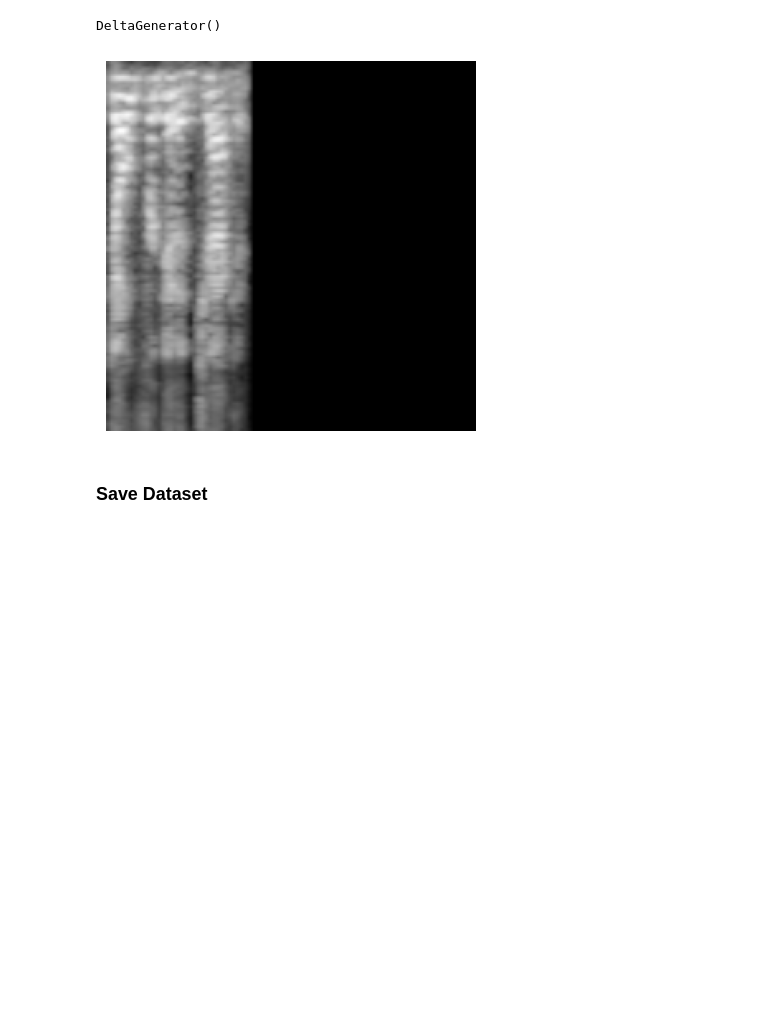
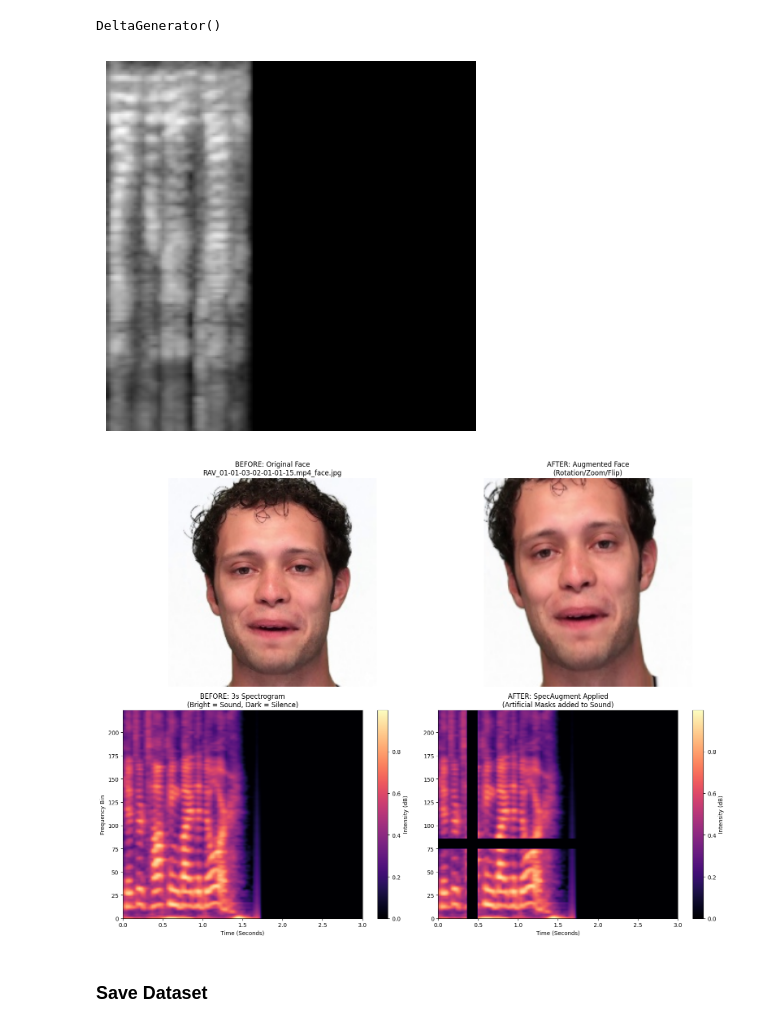
Before and after one commit to Nicolechy04/DSP, a Jupyter notebook: [FINALIZED]Unimodel Training.ipynb, the cells around one changed output. Drawn from its saved outputs; the diff is of its cells as text; code cells hidden in the pictures; blank space fills up the shorter version.

Commit message:
Augmented data visualization added

```diff
--- a/[FINALIZED]Unimodel Training.ipynb
+++ b/[FINALIZED]Unimodel Training.ipynb
@@ -325,6 +325,96 @@ st.pyplot(fig)
 2026-01-12 01:20:56.687 Thread 'MainThread': missing ScriptRunContext! This warning can be ignored when running in bare mode.
 DeltaGenerator()
 [figure]
+# %%
+import os
+import cv2
+import numpy as np
+import pandas as pd
+import matplotlib.pyplot as plt
+from tensorflow.keras.preprocessing.image import ImageDataGenerator
+from tensorflow.keras.applications.efficientnet import preprocess_input as eff_preprocess
+
+visual_datagen = ImageDataGenerator(
+    preprocessing_function=eff_preprocess,
+    rotation_range=15,
+    width_shift_range=0.15,
+    height_shift_range=0.15,
+    zoom_range=0.15,
+    horizontal_flip=True,
+    fill_mode='nearest'
+)
+
+def visualize_augment_spectrogram(data):
+    rows, cols, _ = data.shape
+    aug_data = data.copy()
+    silence_val = np.min(data)
+
+    # 1. Frequency Masking
+    f_len = np.random.randint(8, 15)
+    f0 = np.random.randint(0, rows - f_len)
+    aug_data[f0:f0+f_len, :, :] = silence_val
+
+    # 2. Time Masking
+    t_len = np.random.randint(8, 15)
+    t0 = np.random.randint(0, cols - t_len)
+    aug_data[:, t0:t0+t_len, :] = silence_val
+
+    return aug_data
+
+try:
+    sample_idx = 7020
+    face_path = train_df.iloc[sample_idx]['face_path']
+    audio_path = train_aud.iloc[sample_idx]['audio_path']
+
+    img = cv2.imread(face_path)
+    img = cv2.cvtColor(img, cv2.COLOR_BGR2RGB)
+    img_resized = cv2.resize(img, (224, 224))
+
+    img_batch = img_resized.reshape((1,) + img_resized.shape)
+    aug_img_batch = visual_datagen.flow(img_batch, batch_size=1)[0]
+    aug_img = aug_img_batch[0]
+
+    spec = np.load(audio_path)
+    aug_spec = visualize_augment_spectrogram(spec)
+
+    plt.figure(figsize=(16, 12))
+    COLOR_MAP = 'magma'
+    time_extent = [0, 3, 0, 224]
+
+    # Row 1: Face Images
+    plt.subplot(2, 2, 1)
+    plt.title(f"BEFORE: Original Face\n{os.path.basename(face_path)}")
+    plt.imshow(img_resized.astype('uint8'))
+    plt.axis('off')
+
+    plt.subplot(2, 2, 2)
+    plt.title("AFTER: Augmented Face\n(Rotation/Zoom/Flip)")
+    plt.imshow(aug_img.astype('uint8'))
+    plt.axis('off')
+
+    # Row 2: Spectrograms
+    plt.subplot(2, 2, 3)
+    plt.title("BEFORE: 3s Spectrogram\n(Bright = Sound, Dark = Silence)")
+    im1 = plt.imshow(spec[:,:,0], origin='lower', aspect='auto', cmap=COLOR_MAP, extent=time_extent)
+    plt.colorbar(im1, label='Intensity (dB)')
+    plt.xlabel("Time (Seconds)")
+    plt.ylabel("Frequency Bin")
+
+    plt.subplot(2, 2, 4)
+    plt.title("AFTER: SpecAugment Applied\n(Artificial Masks added to Sound)")
+    im2 = plt.imshow(aug_spec[:,:,0], origin='lower', aspect='auto', cmap=COLOR_MAP, extent=time_extent)
+    plt.colorbar(im2, label='Intensity (dB)')
+    plt.xlabel("Time (Seconds)")
+
+    plt.tight_layout()
+    plt.show()
+
+except NameError as e:
+    print(f"Error: {e}. Ensure you have run the cells that define 'train_df' and 'train_aud'.")
+except Exception as e:
+    print(f"An error occurred: {e}")
+# %% [output]
+[figure, added]
 # %% [markdown]
 ### Save Dataset
 # %%
```
